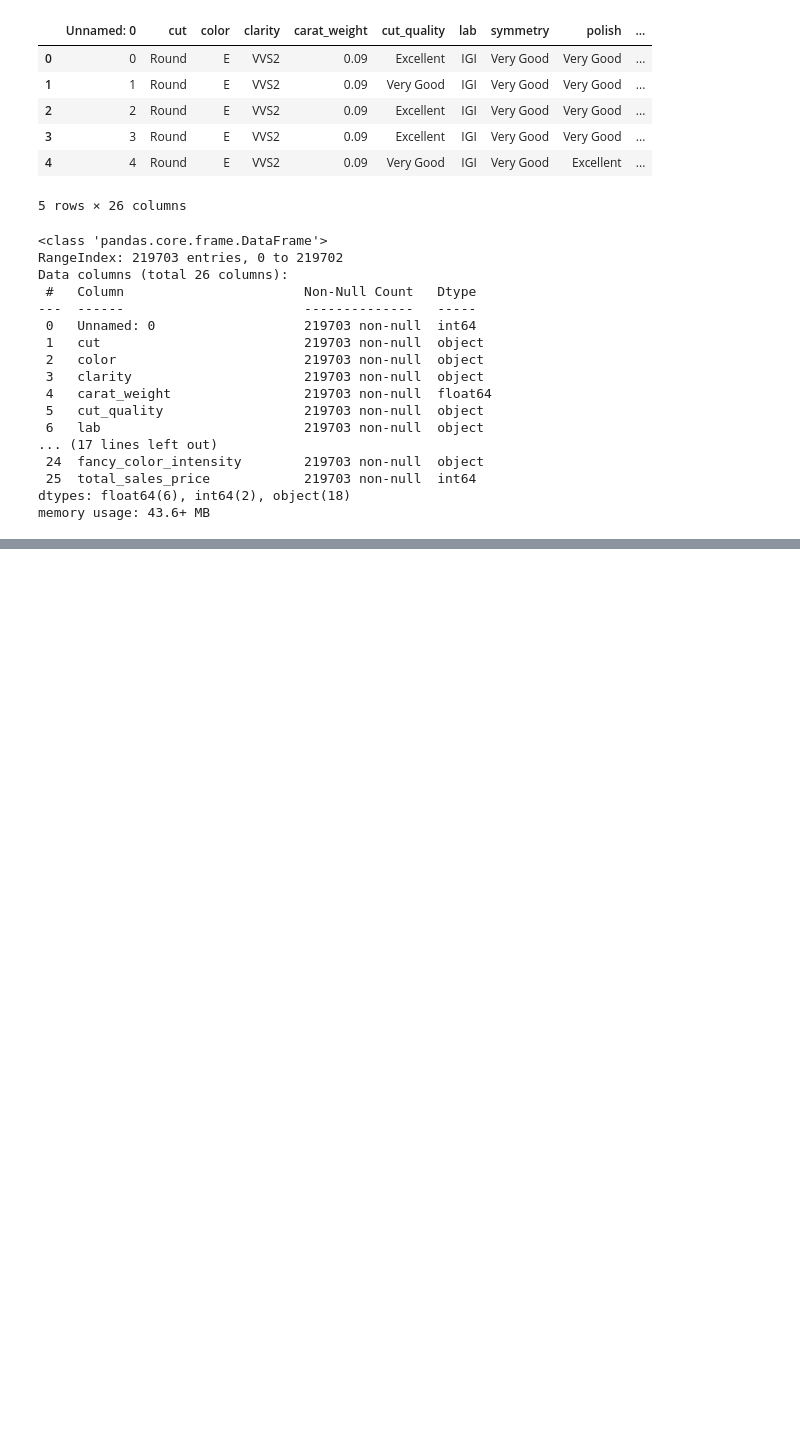
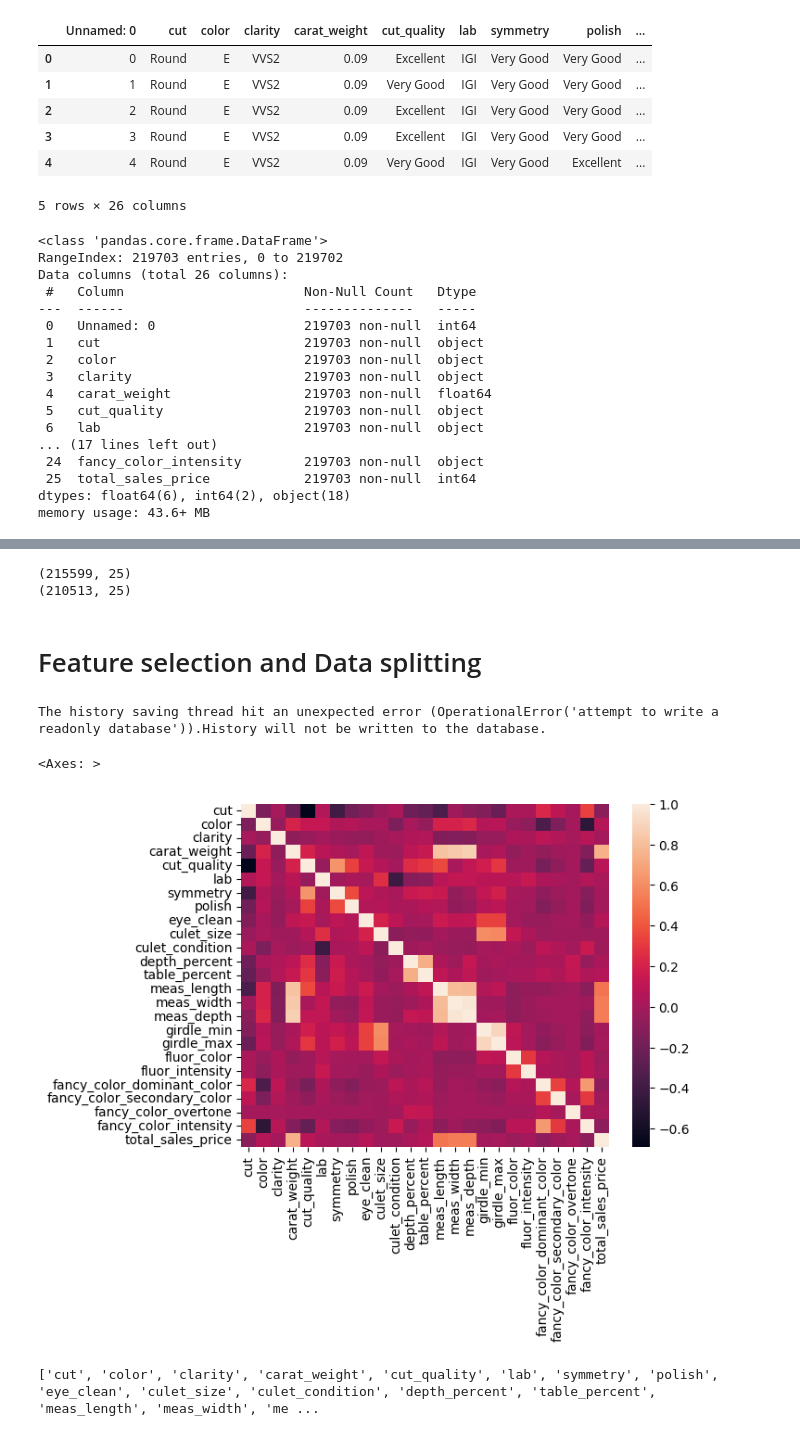
Before and after one commit to macs13/Predicting-Diamond-Sale-Price, a Jupyter notebook: notebooks/script.ipynb, the cells around one changed output, grey strips where cells are left out. Drawn from its saved outputs; the diff is of its cells as text; code cells hidden in the pictures; blank space fills up the shorter version.

```diff
--- a/notebooks/script.ipynb
+++ b/notebooks/script.ipynb
@@ -41,0 +181,4 @@ memory usage: 43.6+ MB
+# %%
+df = df[(df.meas_length < 40)]
+df = df[(df.meas_width < 30)]
+df = df[(df.meas_depth < 30)]
@@ -41,0 +203,39 @@ memory usage: 43.6+ MB
+# %%
+#since it is not substantial we can remove this and store in a different DF to check for model accuracy
+df2 = df.copy()
+df2 = df2[(df2.meas_width != 0)]
+df2 = df2[(df2.meas_depth != 0)]
+df2 = df2[(df2.meas_length != 0)]
+df2 = df2[(df2.depth_percent != 0) ]
+df2 = df2[(df2.table_percent != 0)]
+
+print(df.shape)
+print(df2.shape)
+# %% [output]
+(215599, 25)
+(210513, 25)
+# %% [markdown]
+# Feature selection and Data splitting
+# %%
+#lets do a quantitative analysis by feature correlation
+
+from sklearn.preprocessing import StandardScaler, MinMaxScaler
+ss = MinMaxScaler()
+# done to normalize inputs
+
+
+corr = df2.corr()
+sns.heatmap(corr)
+# %% [output]
+The history saving thread hit an unexpected error (OperationalError('attempt to write a readonly database')).History will not be written to the database.
+<Axes: >
+[figure, added]
+# %%
+# define all features
+features = []
+for i in df2:
+    if i != 'total_sales_price':
+        features.append(i)
+print(features)
+# %% [output]
+['cut', 'color', 'clarity', 'carat_weight', 'cut_quality', 'lab', 'symmetry', 'polish', 'eye_clean', 'culet_size', 'culet_condition', 'depth_percent', 'table_percent', 'meas_length', 'meas_width', 'me ...
```
Also changed, not shown: parts of 23 cells of this notebook.
